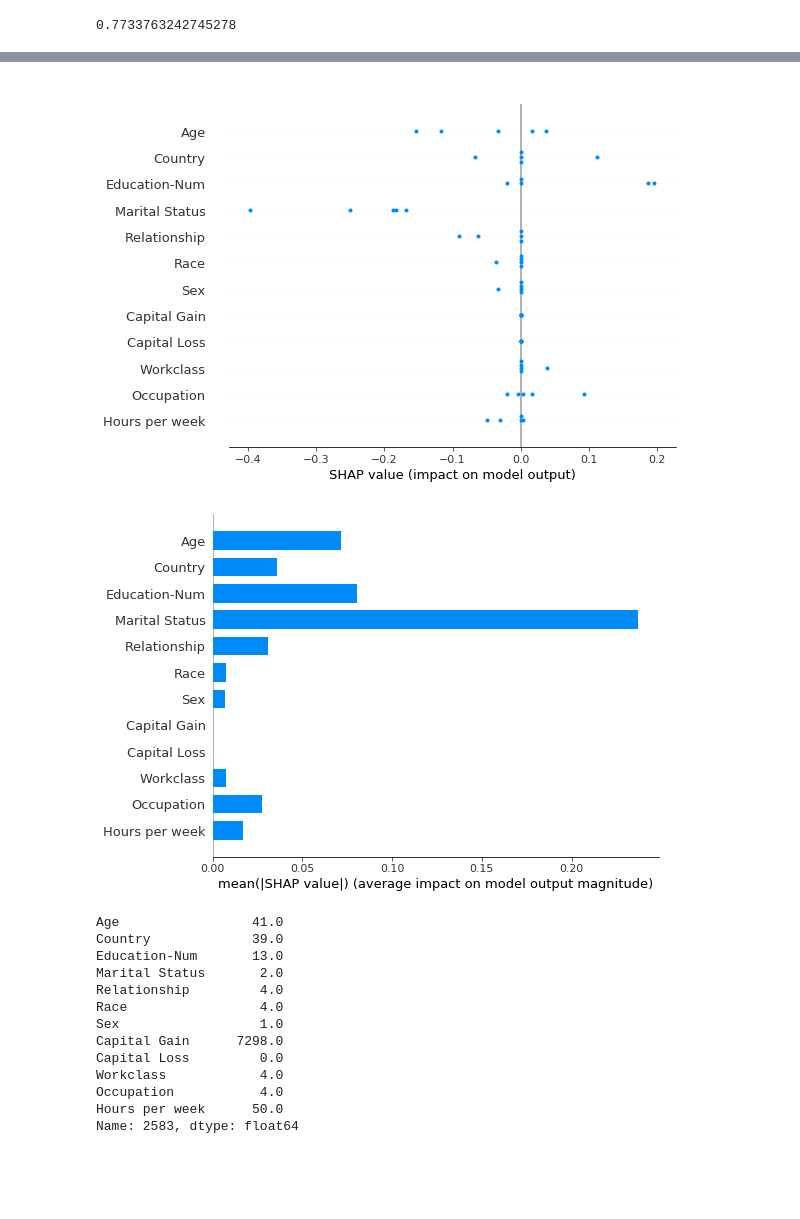
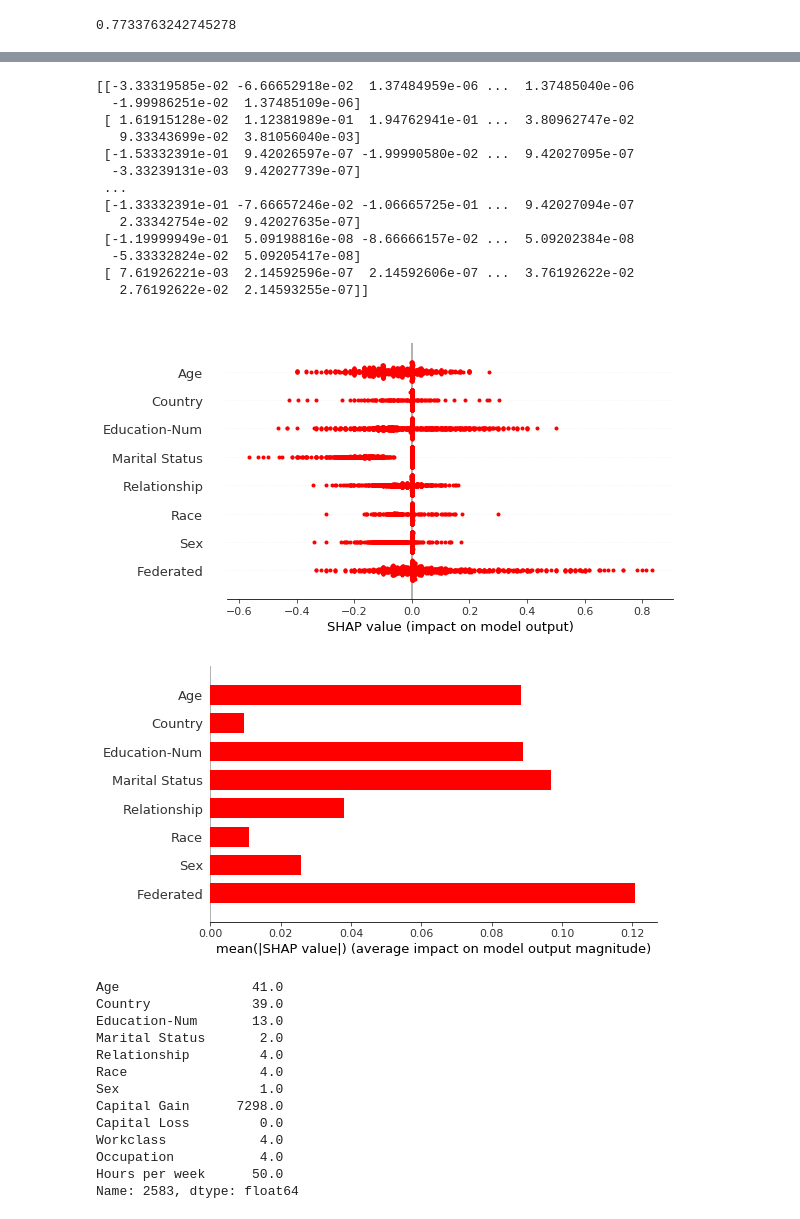
Before and after one commit to crownpku/federated_shap, a Jupyter notebook: federated_shap.ipynb, the cells around one changed output, grey strips where cells are left out. Saved outputs shown, nothing was run; the diff lists cells and outputs as text; code cells hidden in the pictures; blank space fills up the shorter version.

```diff
--- a/federated_shap.ipynb
+++ b/federated_shap.ipynb
@@ -75,21 +75,21 @@ def kernel_shap(f, x, reference, M):
 '''
 def kernel_shap_federated(f, x, reference, M, fed_pos):
     M_real = M
-    M = fed_pos + 1 #with one extra feature as the aggregated hidden features
+    M_cur = fed_pos + 1 #with one extra feature as the aggregated hidden features
 
-    X = np.zeros((2**M,M+1))
+    X = np.zeros((2**M_cur,M_cur+1))
     X[:,-1] = 1
 
-    weights = np.zeros(2**M)
-    V = np.zeros((2**M,M_real))
-    for i in range(2**M):
+    weights = np.zeros(2**M_cur)
+    V = np.zeros((2**M_cur,M_real))
+    for i in range(2**M_cur):
         V[i,:] = reference
 
     ws = {}
 
     hidden_index = range(fed_pos, M_real)
 
-    for i,s in enumerate(powerset(range(M))):
+    for i,s in enumerate(powerset(range(M_cur))):
         #s is the different combinations of features
         s = list(s)
         #print(x)
@@ -97,10 +97,12 @@ def kernel_shap_federated(f, x, reference, M, fed_pos):
         V[i,s] = x[s]
         #if s contains the last combined feature, those hidden features will be set to real values instead of reference
         if fed_pos in s:
+            #print(x)
+            #print(hidden_index)
             V[i,hidden_index] = x[hidden_index]
         X[i,s] = 1
-        ws[len(s)] = ws.get(len(s), 0) + shapley_kernel(M,len(s))
-        weights[i] = shapley_kernel(M,len(s))
+        ws[len(s)] = ws.get(len(s), 0) + shapley_kernel(M_cur,len(s))
+        weights[i] = shapley_kernel(M_cur,len(s))
     y = f(V)
     tmp = np.linalg.inv(np.dot(np.dot(X.T, np.diag(weights)), X))
     return np.dot(tmp, np.dot(np.dot(X.T, np.diag(weights)), y))
@@ -199,10 +201,10 @@ knn_norm.score(X_valid, y_valid)
 # %%
 import pandas as pd
 #Explain the model
-f = lambda x: knn_norm.predict_proba(x)[:,1]
+f_knn = lambda x: knn_norm.predict_proba(x)[:,1]
 med = X_train_norm.median().values.reshape((1,X_train_norm.shape[1]))
-#x = np.array(X_train_norm.iloc[0])
-x = np.array(X_train_norm.loc[2583])
+x = np.array(X_train_norm.iloc[0])
+#x = np.array(X_train_norm.loc[2583])
 M = 12
 # %%
 # shap
@@ -221,7 +223,8 @@ Shap Values
 # %%
 # federated shap
 fed_pos = 9
-phi = kernel_shap_federated(f, x, med, M, fed_pos)
+print(x)
+phi = kernel_shap_federated(f_knn, x, med, M, fed_pos)
 base_value = phi[-1]
 shap_values = phi[:-1]
 new_columns = list(X_train_norm)[:fed_pos]
@@ -246,32 +255,50 @@ for index, row in X_train_norm.iterrows():
     shap_values_whole.append(list(shap_values))
 shap_values_whole = np.array(shap_values_whole)
 print(shap_values_whole)
+# %% [output]
+[[-3.33319585e-02 -6.66652918e-02  1.37484959e-06 ...  1.37485040e-06
+  -1.99986251e-02  1.37485109e-06]
+ [ 1.61915128e-02  1.12381989e-01  1.94762941e-01 ...  3.80962747e-02
+   9.33343699e-02  3.81056040e-03]
+ [-1.53332391e-01  9.42026597e-07 -1.99990580e-02 ...  9.42027095e-07
+  -3.33239131e-03  9.42027739e-07]
+ ...
+ [-1.33332391e-01 -7.66657246e-02 -1.06665725e-01 ...  9.42027094e-07
+   2.33342754e-02  9.42027635e-07]
+ [-1.19999949e-01  5.09198816e-08 -8.66666157e-02 ...  5.09202384e-08
+  -5.33332824e-02  5.09205417e-08]
+ [ 7.61926221e-03  2.14592596e-07  2.14592606e-07 ...  3.76192622e-02
+   2.76192622e-02  2.14593255e-07]]
 # %%
 #Aggregated and average federated shap
 shap_values_whole = []
-fed_pos = 9
 cols_federated_9 = ['Age', 'Country', 'Education-Num', 'Marital Status',  'Relationship', 'Race', 'Sex', 'Capital Gain', 'Capital Loss',  'Federated']
 cols_federated_7 = ['Age', 'Country', 'Education-Num', 'Marital Status',  'Relationship', 'Race', 'Sex', 'Federated']
 counttt = 0
+M = 12
+fed_pos = 7
 for index, row in X_train_norm.iterrows():
     counttt += 1
     if counttt > 1000:
         break
-    x = row
-    phi = federated_kernel_shap(f, x, med, M, fed_pos)
+    x = np.array(row)
+    #print(x)
+    #print(M)
+    #print(fed_pos)
+    phi = kernel_shap_federated(f_knn, x, med, M, fed_pos)
     base_value = phi[-1]
     shap_values = phi[:-1]
     shap_values_whole.append(list(shap_values))
 shap_values_whole = np.array(shap_values_whole)
-print(shap_values_whole)
+#print(shap_values_whole)
 # %%
-shap.summary_plot(shap_values_whole, feature_names = cols ,sort=False)
+shap.summary_plot(shap_values_whole, feature_names = cols_federated_7 ,sort=False, color = 'r')
 # %% [output]
-[figure, old version]
+[figure, new version]
 # %%
-shap.summary_plot(shap_values_whole, feature_names = cols ,sort=False,  plot_type="bar")
+shap.summary_plot(shap_values_whole, feature_names = cols_federated_7 ,sort=False,  plot_type="bar", color = 'r')
 # %% [output]
-[figure, old version]
+[figure, new version]
 # %%
 X_train.loc[2583]
 # %% [output]
```
Also changed, not shown: parts of 3 cells of this notebook.
